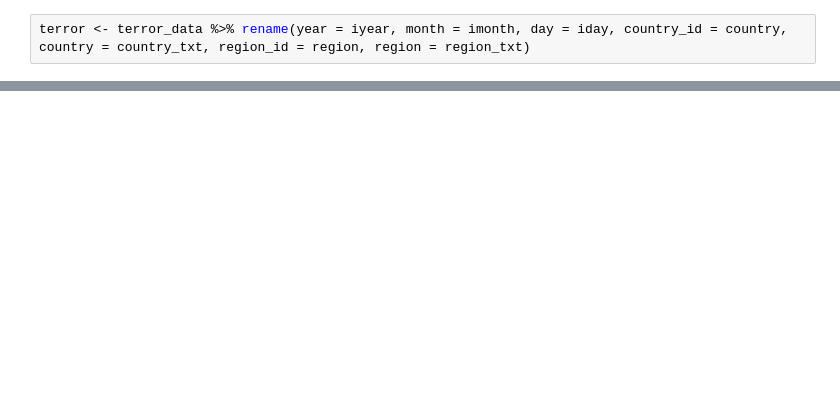
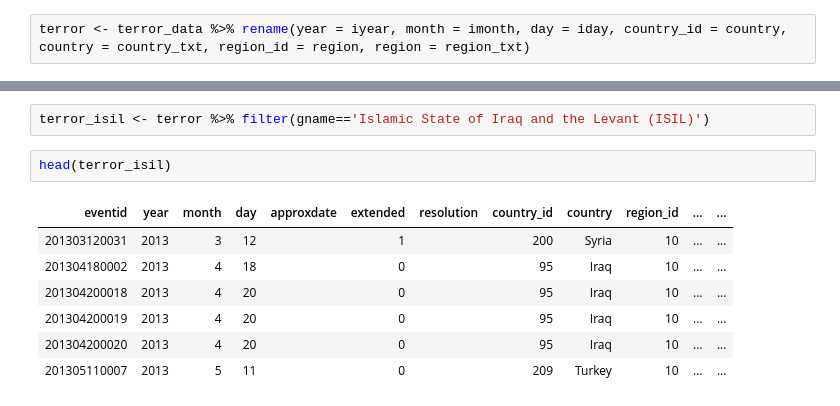
Before and after one commit to PascaI/dasb-terrorism, a Jupyter notebook: Terrorism.ipynb, the cells around one changed output, grey strips where cells are left out. Drawn from its saved outputs; the diff is of its cells as text; blank space fills up the shorter version.

```diff
--- a/Terrorism.ipynb
+++ b/Terrorism.ipynb
@@ -78,0 +86,12 @@ terror %>% group_by(year) %>% ggplot(aes(year)) + geom_bar(color="purple", fill=
+# %%
+terror_isil <- terror %>% filter(gname=='Islamic State of Iraq and the Levant (ISIL)')
+# %%
+head(terror_isil)
+# %% [output]
+| eventid | year | month | day | approxdate | extended | resolution | country_id | country | region_id | ... | ... |
+| 201303120031 | 2013 | 3 | 12 |  | 1 |  | 200 | Syria | 10 | ... | ... |
+| 201304180002 | 2013 | 4 | 18 |  | 0 |  | 95 | Iraq | 10 | ... | ... |
+| 201304200018 | 2013 | 4 | 20 |  | 0 |  | 95 | Iraq | 10 | ... | ... |
+| 201304200019 | 2013 | 4 | 20 |  | 0 |  | 95 | Iraq | 10 | ... | ... |
+| 201304200020 | 2013 | 4 | 20 |  | 0 |  | 95 | Iraq | 10 | ... | ... |
+| 201305110007 | 2013 | 5 | 11 |  | 0 |  | 209 | Turkey | 10 | ... | ... |
```
Also changed, not shown: parts of 16 cells of this notebook.
